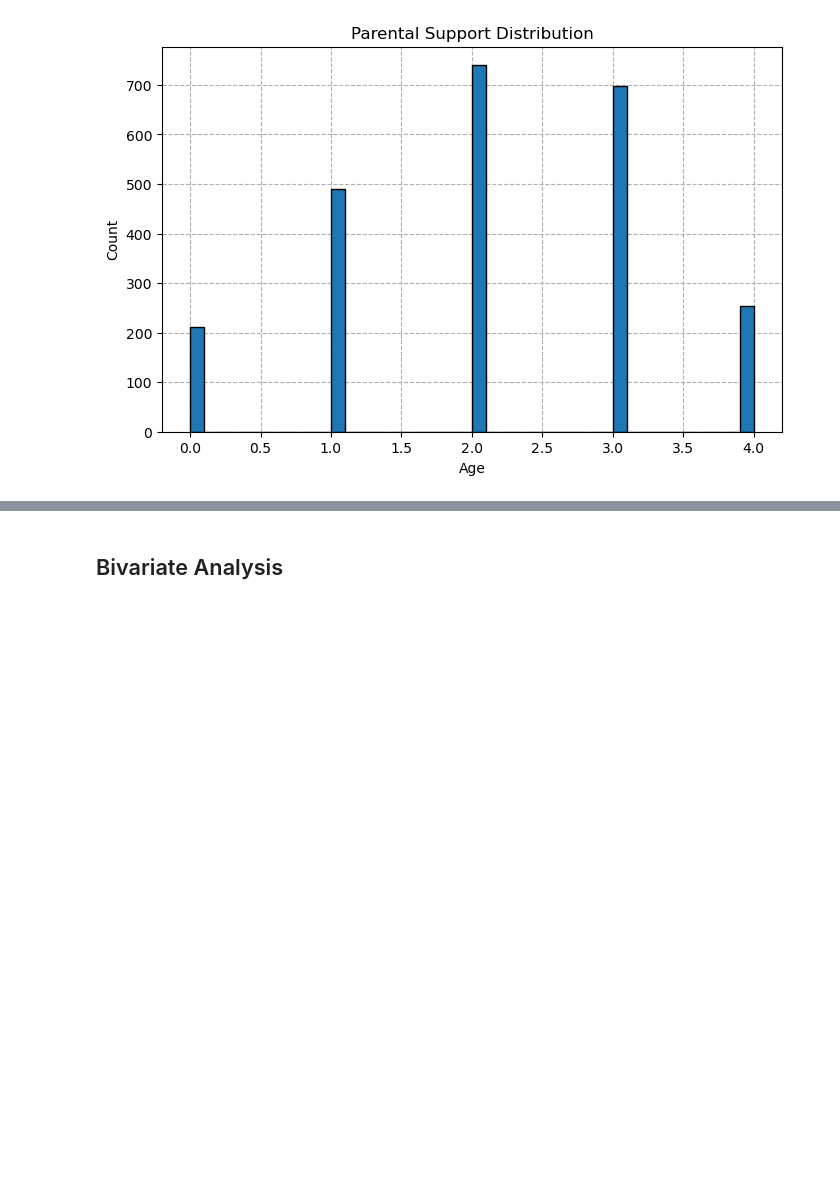
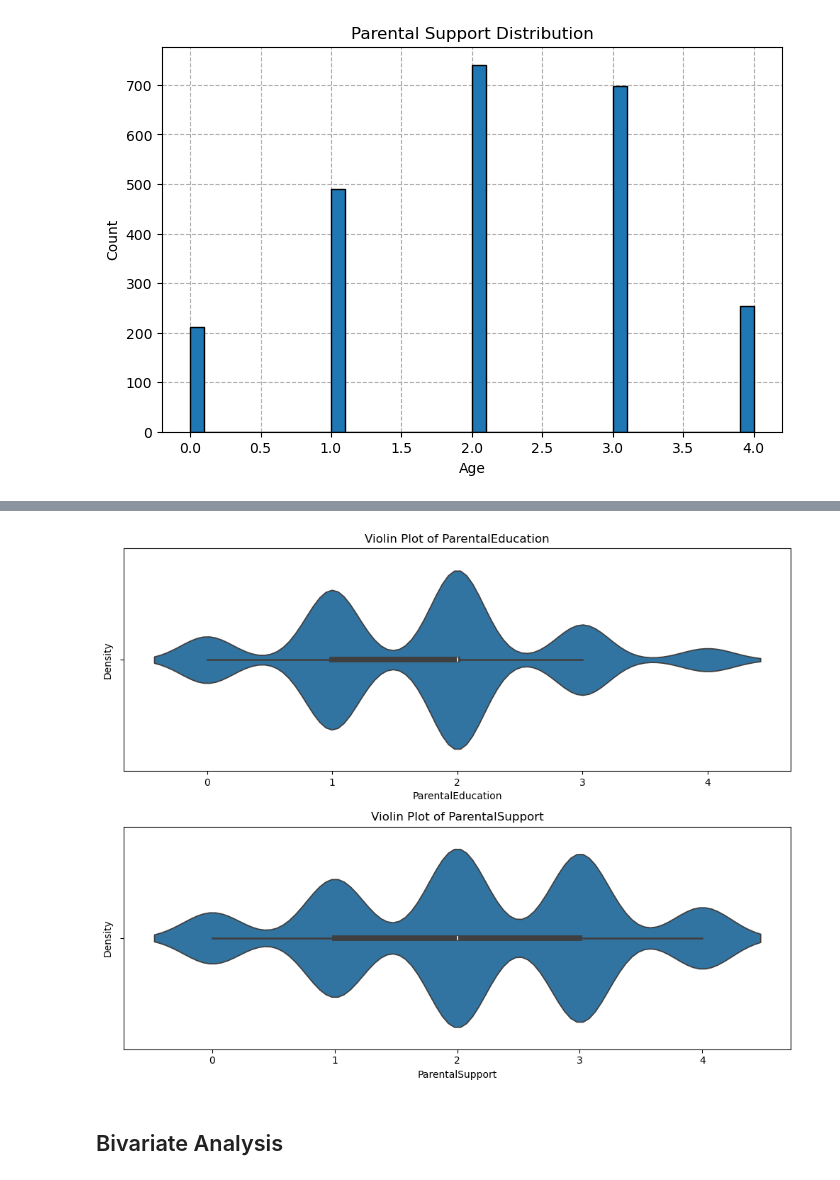
Before and after one commit to CantCode29/MLG382ProjectFolder, a Jupyter notebook: notebooks/BrightAcademyGradeAnalysisAndPredictionNoteBook.ipynb, the cells around one changed output, grey strips where cells are left out. Saved outputs shown, nothing was run; the diff lists cells and outputs as text; code cells hidden in the pictures; blank space fills up the shorter version.

```diff
--- a/notebooks/BrightAcademyGradeAnalysisAndPredictionNoteBook.ipynb
+++ b/notebooks/BrightAcademyGradeAnalysisAndPredictionNoteBook.ipynb
@@ -309,3 +348,19 @@ plt.show()
+# %%
+violin_cols = ['ParentalEducation', 'ParentalSupport']
+
+plt.figure(figsize=(10, 8))
+
+for i, col in enumerate(violin_cols):
+    plt.subplot(len(violin_cols), 1, i + 1)
+    sns.violinplot(data=df, x=col)
+    plt.title(f'Violin Plot of {col}')
+    plt.xlabel(col)
+    plt.ylabel('Density')
+
+plt.tight_layout()
+plt.show()
+# %% [output]
+[figure, added]
 # %% [markdown]
 ## Bivariate Analysis
 # %%
```
Also changed, not shown: parts of 20 cells of this notebook, 2 other files.
